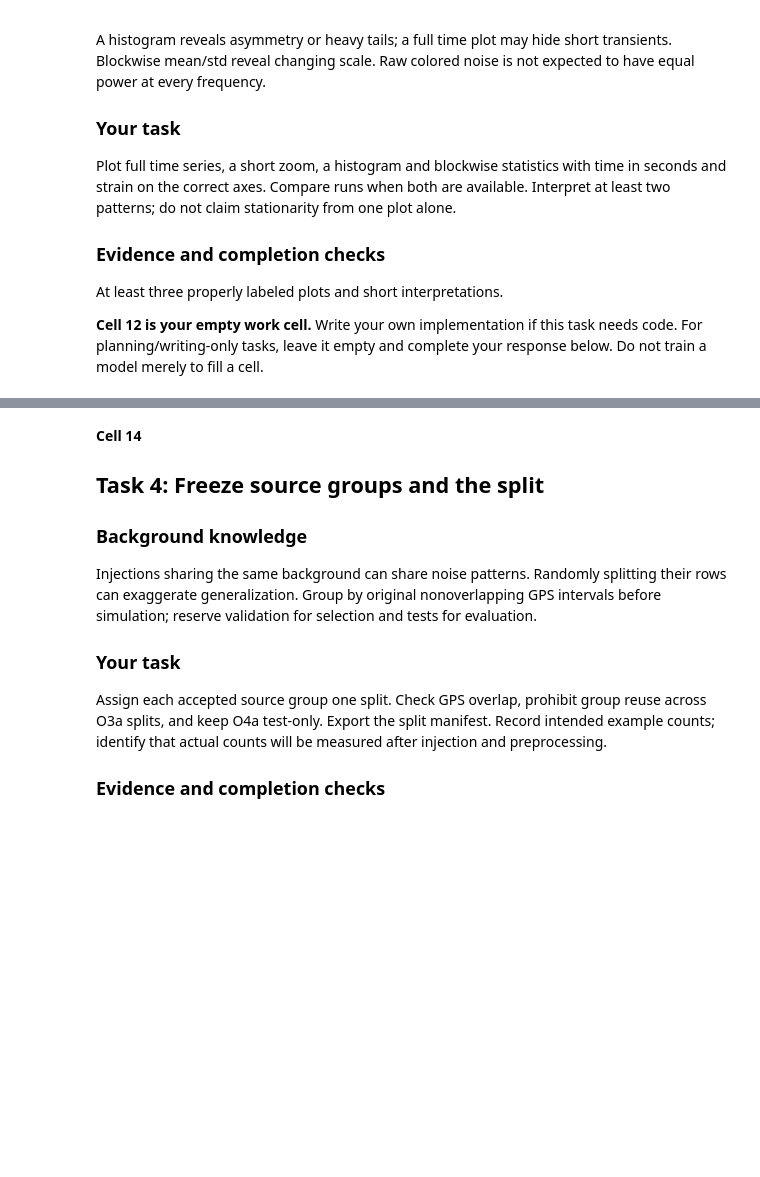
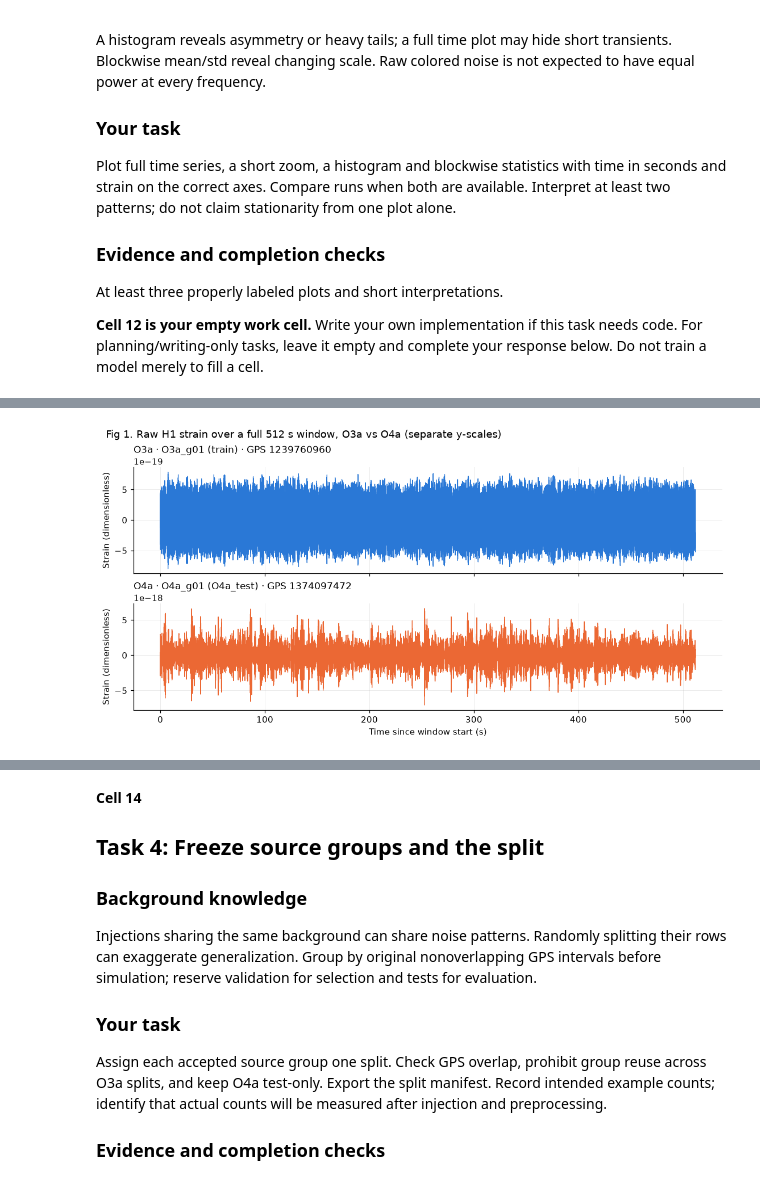
Before and after one commit to alilordifar/ligo-parameter-inference, a Jupyter notebook: notebooks/milestone_preprocessing_roles/01_raw_data_provenance_and_eda.ipynb, the cells around one changed output, grey strips where cells are left out. Saved outputs shown, nothing was run; the diff lists cells and outputs as text; code cells hidden in the pictures; blank space fills up the shorter version.

```diff
--- a/notebooks/milestone_preprocessing_roles/01_raw_data_provenance_and_eda.ipynb
+++ b/notebooks/milestone_preprocessing_roles/01_raw_data_provenance_and_eda.ipynb
@@ -125,7 +125,11 @@ EVENT_BUFFER_SEC = 3600                    # exclude windows within 1 h of any c
 GWOSC_FILE_SEC = 4096                     # GWOSC files cover fixed 4096 s blocks
 EDGE_MARGIN_SEC = 64                       # Accounting for possible artifact from padding from when data is downscaled
 N_WINDOWS = {"O3a": 5, "O4a": 2}           # final pilot design (Task 4) ## REVISIT
-O3A_SPLITS = ["train", "train", "train", "validation", "O3a_test"]   # chronological ## REVISIT
+O3A_SPLITS = ["train", "train", "train", "validation", "O3a_test"]   # chronological
+
+TRANSIENT_BLOCK_SEC = 8          # R5 transient screen: block length (s)
+TRANSIENT_MAX_RATIO = 3.0        # R5: reject if any block std > this x the window's median block std
+                                 # (added after Task 3 EDA: clean windows <= 1.52, O3a_g04 = 13.7)
 
 
 # Noting down software versions for the record
@@ -867,0 +1073,14 @@ At least three properly labeled plots and short interpretations.
+# %%
+# Fig 1: full 512 s series
+fig, axes = plt.subplots(2, 1, sharex=True, figsize=(10, 5), constrained_layout=True)
+for ax, run in zip(axes, RUN_DATASETS):
+    gid = EXAMPLE[run]
+    x = RAW_WINDOWS[gid]
+    ax.plot(time_axis(x), x, color=RUN_COLORS[run], rasterized=True)
+    ax.set_title(panel_title(gid), loc="left")
+    ax.set_ylabel("Strain (dimensionless)")
+axes[-1].set_xlabel("Time since window start (s)")
+fig.suptitle("Fig 1. Raw H1 strain over a full 512 s window, O3a vs O4a (separate y-scales)", x=0.01, ha="left")
+save_fig(fig, "fig1_full_series")
+# %% [output]
+[figure, added]
```
Also changed, not shown: parts of 17 cells of this notebook.
